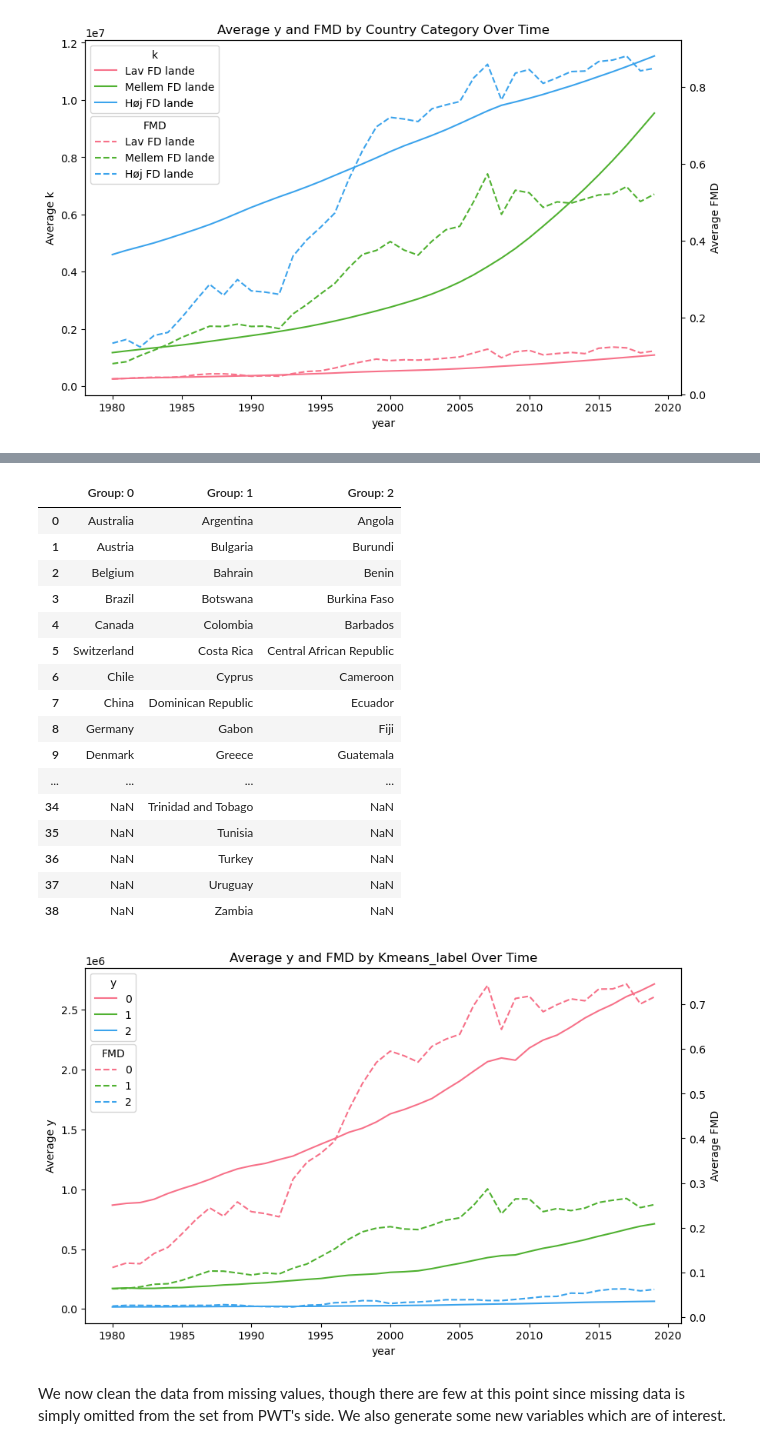
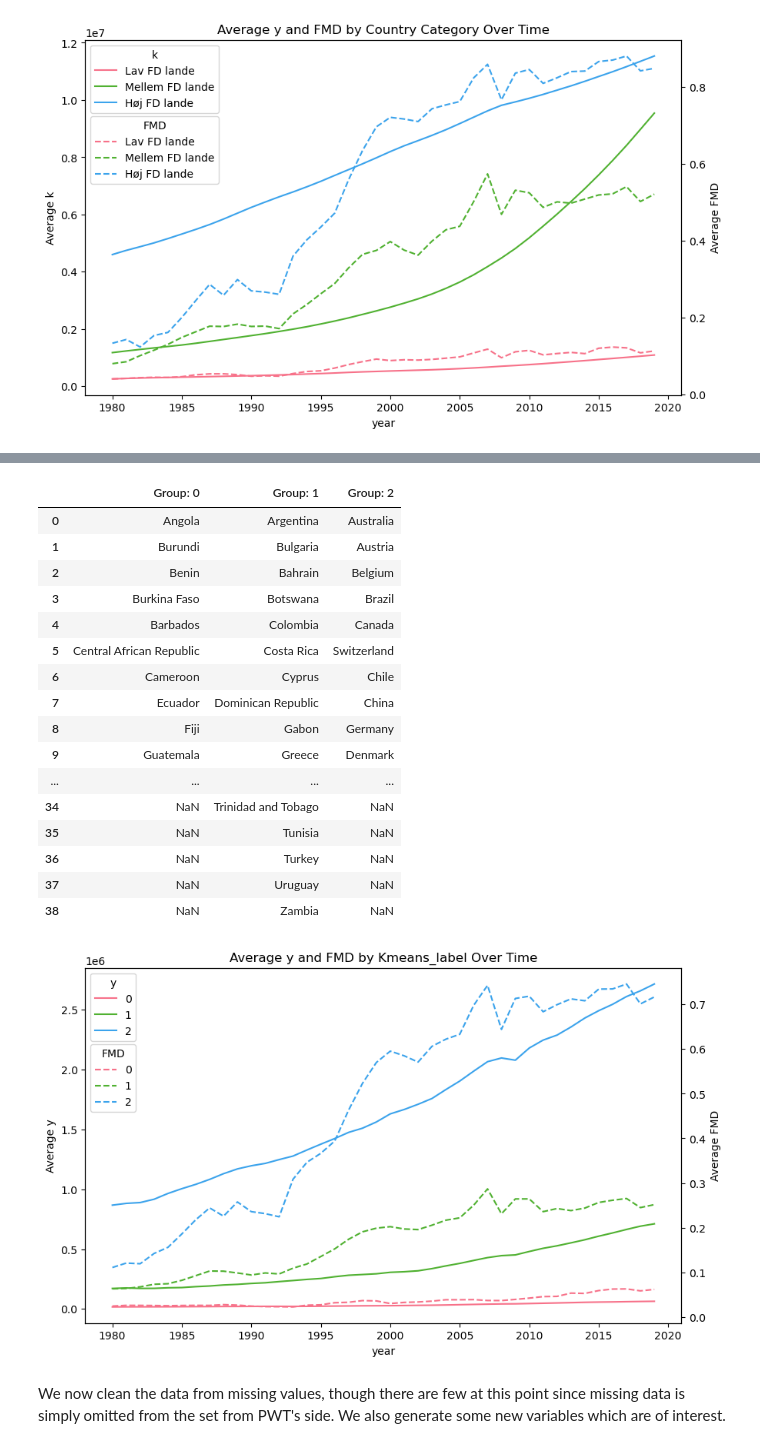
Before and after one commit to NumEconCopenhagen/projects-2024-mathias-mikkel-gabriele, a Jupyter notebook: dataproject/dataproject.ipynb, the cells around one changed output, grey strips where cells are left out. Drawn from its saved outputs; the diff is of its cells as text; code cells hidden in the pictures.

```diff
--- a/dataproject/dataproject.ipynb
+++ b/dataproject/dataproject.ipynb
@@ -70,0 +76,20 @@ pwt_csv = pwt_csv[var_of_int]
+# %%
+# drop nan and reset index
+pwt_csv.dropna(inplace=True)
+pwt_csv.reset_index(inplace=True, drop=True)
+
+# Generate variables of interest
+pwt_csv["cap_out"] = pwt_csv["K"] / pwt_csv["Y"] # capital output ratio
+pwt_csv["HC"] = pwt_csv["hc"] * pwt_csv["L"] # aggregate human capital
+pwt_csv["capsh"] = 1 - pwt_csv["labsh"] # capital share as reciproc of labsh
+
+# log transform
+pwt_csv["lnY"] = np.log(pwt_csv["Y"])
+pwt_csv["lnK"] = np.log(pwt_csv["K"])
+pwt_csv["ln_capsh"] = np.log(pwt_csv["capsh"])
+pwt_csv["ln_labsh"] = np.log(pwt_csv["labsh"])
+pwt_csv["ln_cap_out"] = np.log(pwt_csv["K"] / pwt_csv["Y"])
+pwt_csv["ln_cap_out_neg"] = -np.log(pwt_csv["K"] / pwt_csv["Y"])
+
+# Sort values by countrycode and year to make functions possible
+pwt_csv.sort_values(by=["countrycode", "year"])
@@ -321,16 +360,16 @@ category_df = category_df[['Group: 0','Group: 1','Group: 2',]]
 category_df
 # %% [output]
 |  | Group: 0 | Group: 1 | Group: 2 |
-| 0 | Australia | Argentina | Angola |
-| 1 | Austria | Bulgaria | Burundi |
-| 2 | Belgium | Bahrain | Benin |
-| 3 | Brazil | Botswana | Burkina Faso |
-| 4 | Canada | Colombia | Barbados |
-| 5 | Switzerland | Costa Rica | Central African Republic |
-| 6 | Chile | Cyprus | Cameroon |
-| 7 | China | Dominican Republic | Ecuador |
-| 8 | Germany | Gabon | Fiji |
-| 9 | Denmark | Greece | Guatemala |
+| 0 | Angola | Argentina | Australia |
+| 1 | Burundi | Bulgaria | Austria |
+| 2 | Benin | Bahrain | Belgium |
+| 3 | Burkina Faso | Botswana | Brazil |
+| 4 | Barbados | Colombia | Canada |
+| 5 | Central African Republic | Costa Rica | Switzerland |
+| 6 | Cameroon | Cyprus | Chile |
+| 7 | Ecuador | Dominican Republic | China |
+| 8 | Fiji | Gabon | Germany |
+| 9 | Guatemala | Greece | Denmark |
 | ... | ... | ... | ... |
 | 34 | NaN | Trinidad and Tobago | NaN |
 | 35 | NaN | Tunisia | NaN |
@@ -339,38 +378,38 @@ category_df
 | 38 | NaN | Zambia | NaN |
 # %%
 # Calculate the mean ratio for each year
-avg_y2 = categorized_df_final.groupby(['year', 'Kmeans_label'])['y'].mean().unstack()
+avg_y2 = categorized_df_final.groupby(['year', 'Kmeans_label'])['Y'].mean().unstack()
 avg_k2 = categorized_df_final.groupby(['year', 'Kmeans_label'])['FMD'].mean().unstack()
 
 # Define custom color palette
 custom_palette = sns.color_palette("husl", n_colors=len(avg_y2.columns))
 # Plotting
 fig, ax1 = plt.subplots(figsize=(10, 6))
 
 # Plot avg_y on primary axis
 avg_y2.plot(ax=ax1, color=custom_palette)
 ax1.set_ylabel('Average y')
 
 # Creating secondary axis
 ax2 = ax1.twinx()
 
 # Plot avg_FID on secondary axis
 avg_k2.plot(ax=ax2, linestyle='--', color=custom_palette)
 ax2.set_ylabel('Average FMD')
 
 # Adding labels and title
 plt.title('Average y and FMD by Kmeans_label Over Time')
 plt.xlabel('Year')
 
 # Adding legend
 legend1 = ax1.legend(title='y', loc='upper left', bbox_to_anchor=(0, 1))
 legend2 = ax2.legend(title='FMD', loc='upper left', bbox_to_anchor=(0, 0.8))
 
 
 # Show plot
 plt.show()
 # %% [output]
-[figure, old version]
+[figure, new version]
 # %% [markdown]
 We now clean the data from missing values, though there are few at this point since missing data is simply omitted from the set from PWT's side. We also generate some new variables which are of interest.
 # %%
```
Also changed, not shown: parts of 11 cells of this notebook.
